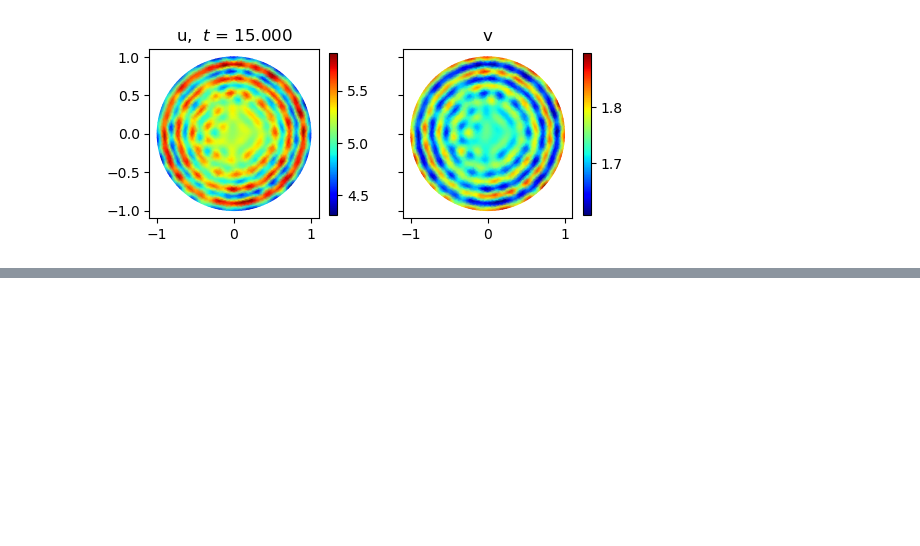
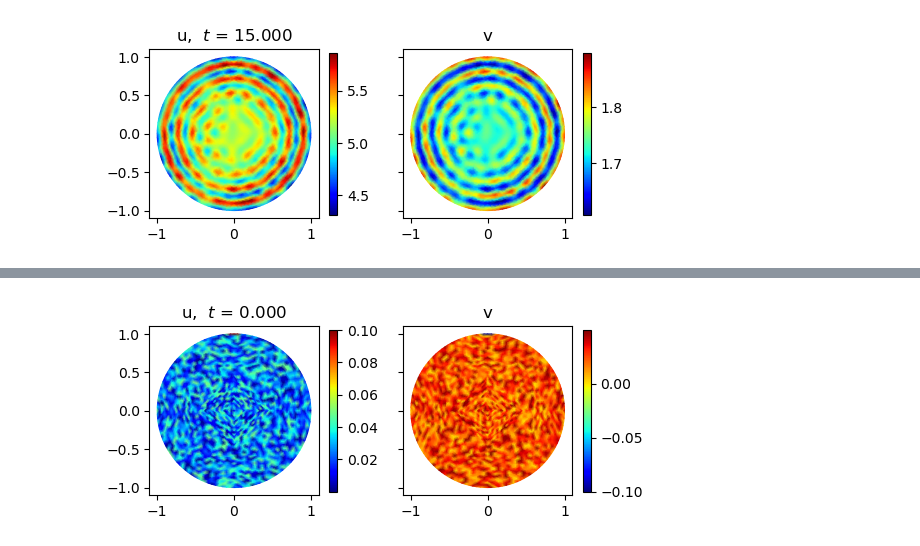
Before and after one commit to aquillen/Pattern_Formation_FEM, a Jupyter notebook: fem_brus_circle_nonzeroneumann.ipynb, the cells around one changed output, grey strips where cells are left out. Saved outputs shown, nothing was run; the diff lists cells and outputs as text; code cells hidden in the pictures; blank space fills up the shorter version.

```diff
--- a/fem_brus_circle_nonzeroneumann.ipynb
+++ b/fem_brus_circle_nonzeroneumann.ipynb
@@ -248,0 +282,6 @@ disp(mcirc,u,v,basis,t)
+# %%
+element = skfem.ElementTriP1()  # or ElementTriP2?  a triangular element
+basis = skfem.Basis(mcirc, element)
+
+Dt = basis.get_dofs({'tttop'})  # for a Dirichlet boundary condition on the top
+rbasis = skfem.FacetBasis(mcirc, element, facets=mcirc.boundaries['rrright'])   # for Neumann condition on the right
@@ -248,0 +330,13 @@ disp(mcirc,u,v,basis,t)
+# %%
+# make random initial conditions for u,v fields
+#nnodes = len(basis.doflocs[0])
+u0 = basis.zeros()
+u_init = np.random.random(len(u0))*0.05
+v_init = np.random.random(len(u0))*0.05
+u_init[Dt] = 0.1  # set initial conditions on boundary tttop to something else
+v_init[Dt] = -0.1
+# show initial conditions
+t=0
+disp(mcirc,u_init,v_init,basis,t)
+# %% [output]
+[figure, added]
```
Also changed, not shown: parts of 12 cells of this notebook.
